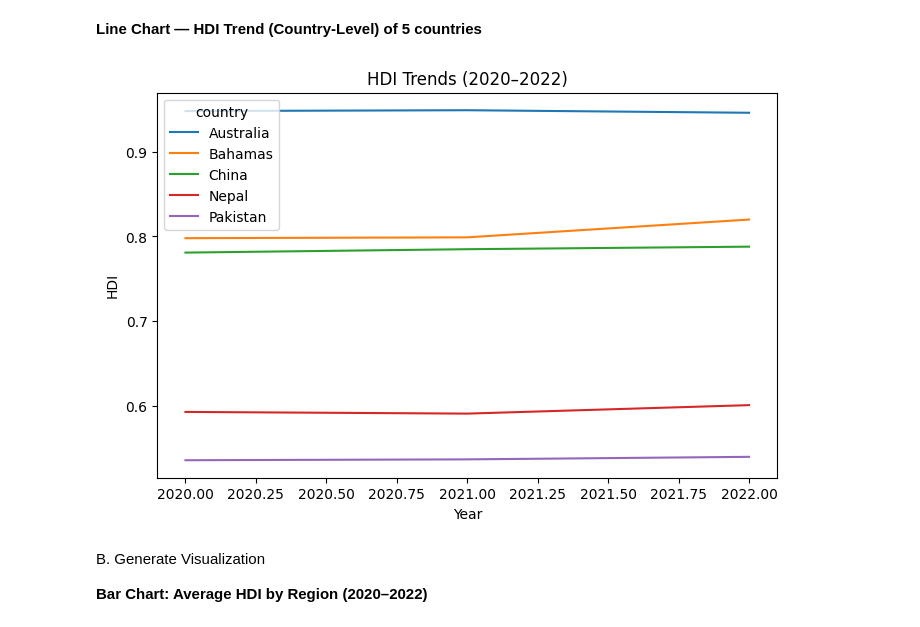
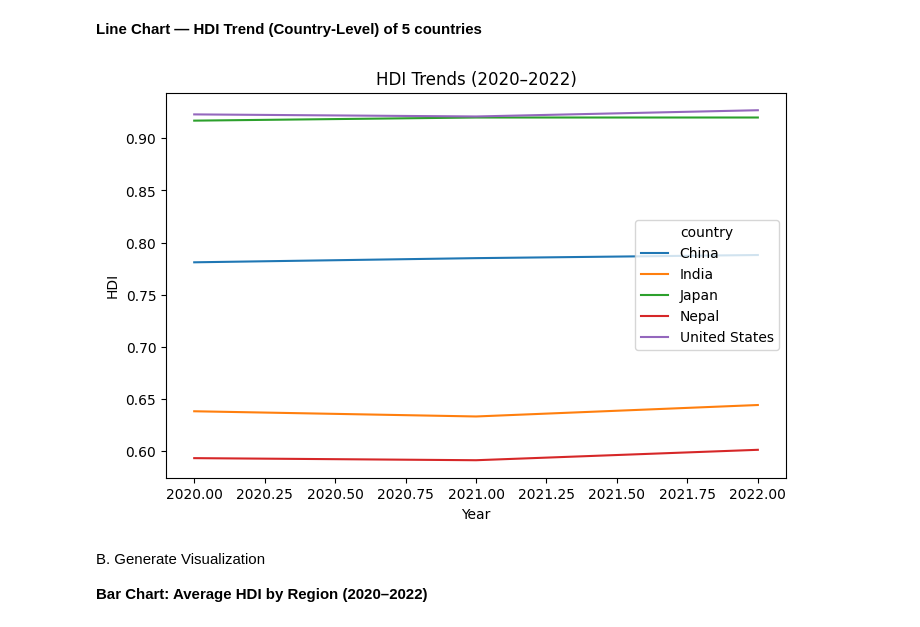
Before and after one commit to rnuhang57-hub/5CS037, a Jupyter notebook: 2501544_Nuhang_Nachring_rai.ipynb, the cells around one changed output. Drawn from its saved outputs; the diff is of its cells as text; code cells hidden in the pictures.

```diff
--- a/2501544_Nuhang_Nachring_rai.ipynb
+++ b/2501544_Nuhang_Nachring_rai.ipynb
@@ -547,17 +504,17 @@ hdi_2020_2022_df = hdi_2020_2022_df.dropna(subset=['hdi'])
 # %% [markdown]
 **Line Chart — HDI Trend (Country-Level) of 5 countries**
 # %%
-countries = ['Nepal', 'Pakistan', 'China', 'Australia', 'Bahamas']
+countries = ['Nepal', 'India', 'China', 'United States', 'Japan']
 subset = hdi_2020_2022_df[hdi_2020_2022_df['country'].isin(countries)]
 
 plt.figure(figsize=(8,5))
 sns.lineplot(data=subset, x='year', y='hdi', hue='country')
 plt.title('HDI Trends (2020–2022)')
 plt.xlabel('Year')
 plt.ylabel('HDI')
 plt.show()
 # %% [output]
-[figure, old version]
+[figure, new version]
 # %% [markdown]
 B. Generate Visualization
 
```
Also changed, not shown: parts of 44 cells of this notebook, 4 other files.
